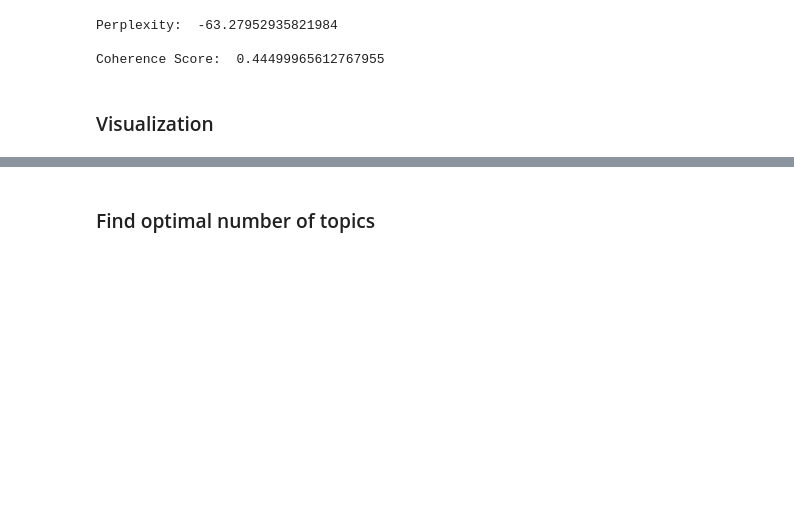
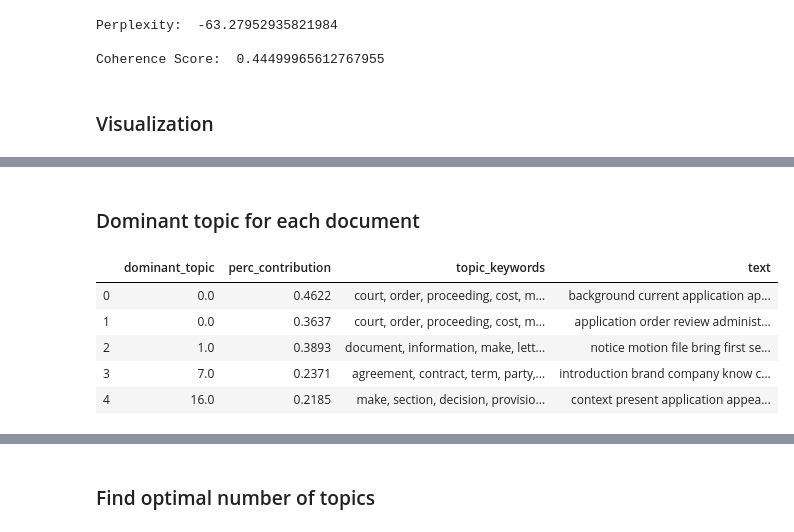
Before and after one commit to PejicM/Legal-Case-Reports-Topic-Modeling, a Jupyter notebook: topic_modeling.ipynb, the cells around one changed output, grey strips where cells are left out. Cells and saved outputs as stored; diff of their text form; code cells hidden in the pictures; blank space fills up the shorter version.

```diff
--- a/topic_modeling.ipynb
+++ b/topic_modeling.ipynb
@@ -325,0 +398,12 @@ topic
+# %% [markdown]
+### Dominant topic for each document
+# %%
+doc_topics_df = get_dominant_topic(lda_model, corpus, texts)
+doc_topics_df.head()
+# %% [output]
+|  | dominant_topic | perc_contribution | topic_keywords | text |
+| 0 | 0.0 | 0.4622 | court, order, proceeding, cost, m... | background current application ap... |
+| 1 | 0.0 | 0.3637 | court, order, proceeding, cost, m... | application order review administ... |
+| 2 | 1.0 | 0.3893 | document, information, make, lett... | notice motion file bring first se... |
+| 3 | 7.0 | 0.2371 | agreement, contract, term, party,... | introduction brand company know c... |
+| 4 | 16.0 | 0.2185 | make, section, decision, provisio... | context present application appea... |
```
Also changed, not shown: parts of 37 cells of this notebook, 7 other files.
